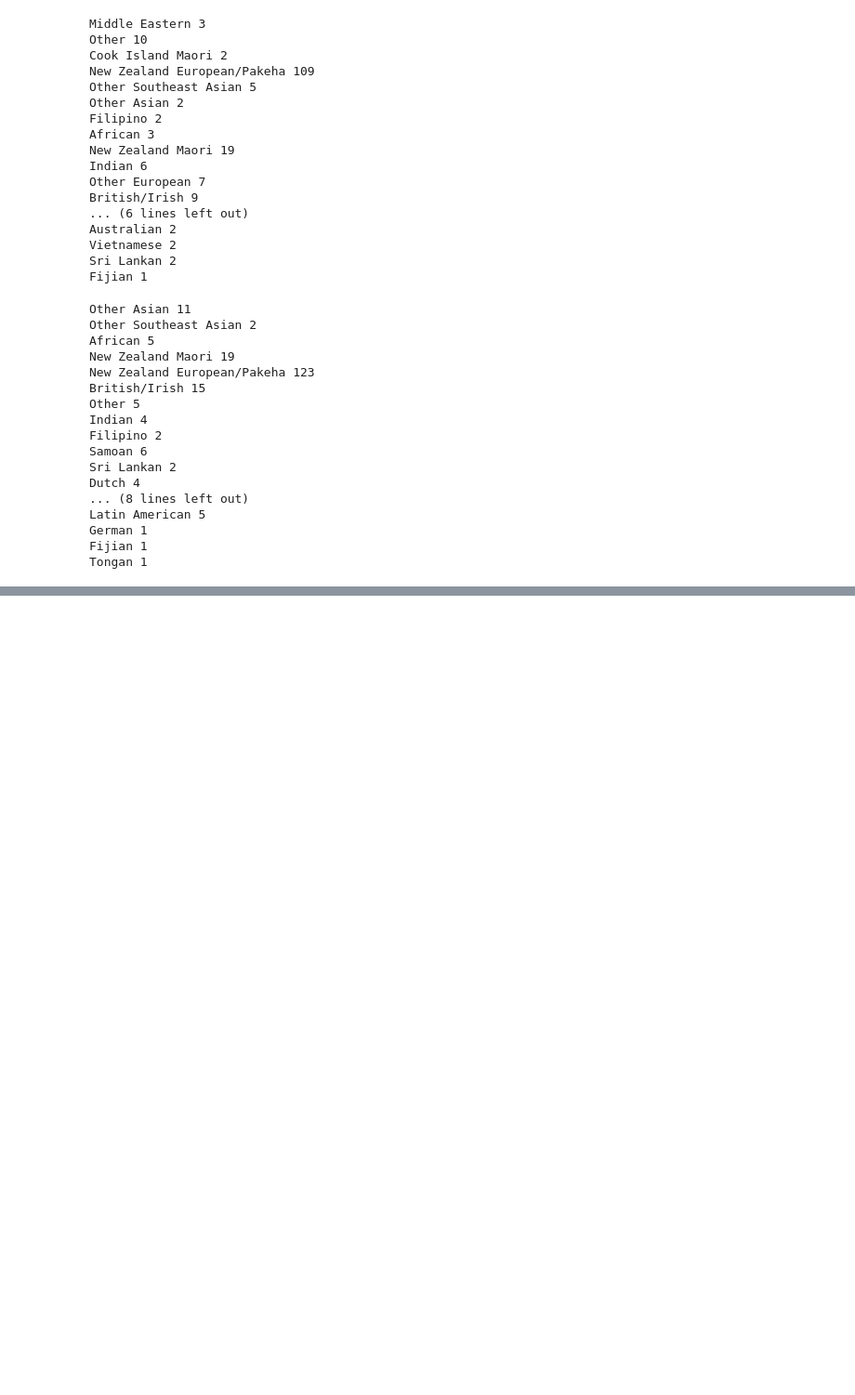
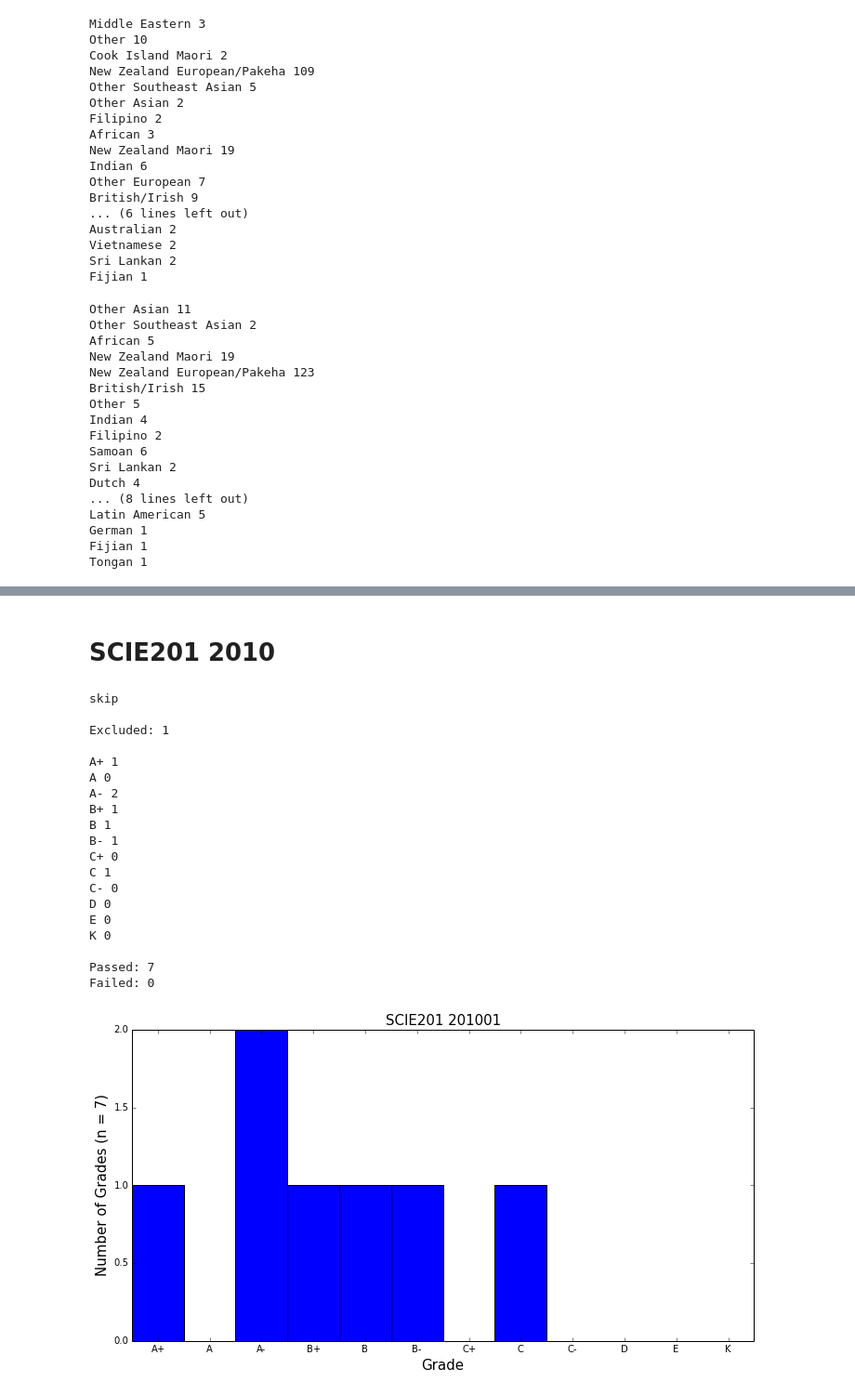
Before and after one commit to kaiwhata/Grade_analysis, a Jupyter notebook: SCIE211_grade_tools.ipynb, the cells around one changed output, grey strips where cells are left out. Shown at 93% size. Drawn from its saved outputs; the diff is of its cells as text; code cells hidden in the pictures; blank space fills up the shorter version.

```diff
--- a/SCIE211_grade_tools.ipynb
+++ b/SCIE211_grade_tools.ipynb
@@ -400,0 +517,25 @@ Tongan 1
+# %% [markdown]
+# SCIE201 2010
+# %%
+paper_hist(SCIE201_2010)
+# %% [output]
+skip
+
+Excluded: 1
+
+A+ 1
+A 0
+A- 2
+B+ 1
+B 1
+B- 1
+C+ 0
+C 1
+C- 0
+D 0
+E 0
+K 0
+
+Passed: 7
+Failed: 0
+[figure, added]
```
Also changed, not shown: parts of 14 cells of this notebook.
